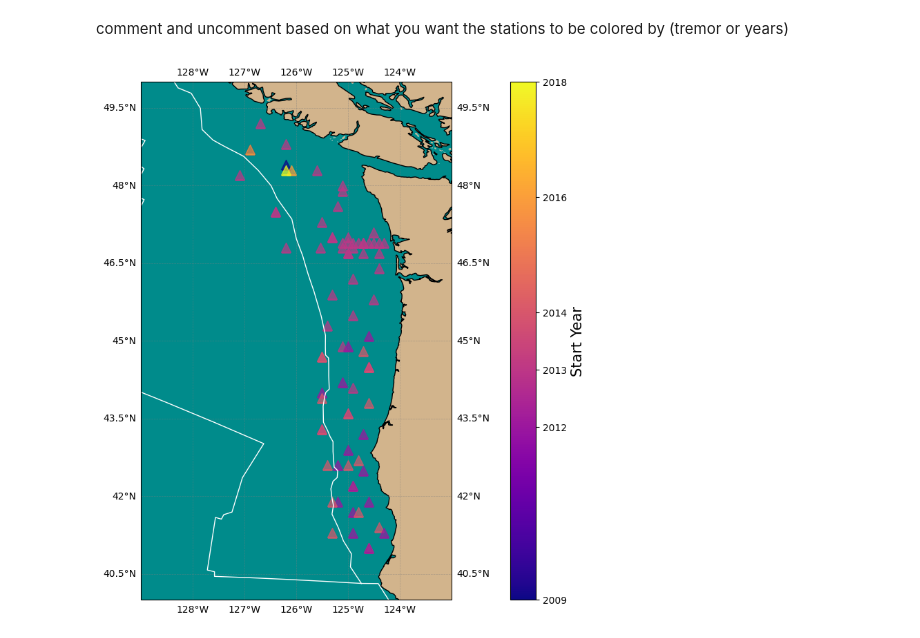
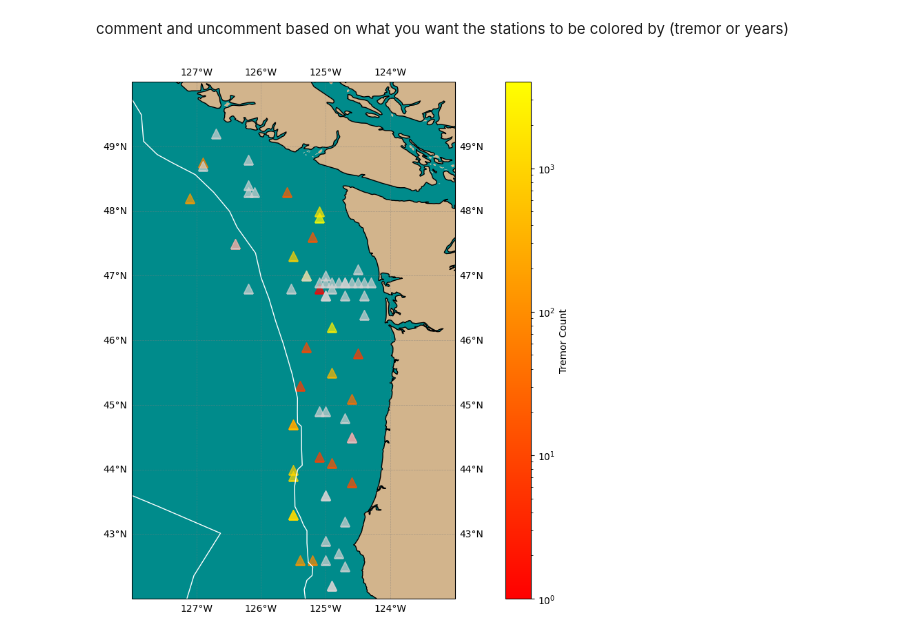
Before and after one commit to lydiakelley/obs_tremor, a Jupyter notebook: tremor_detection/cascadia_map.ipynb, the cells around one changed output. Drawn from its saved outputs; the diff is of its cells as text; code cells hidden in the pictures.

```diff
--- a/tremor_detection/cascadia_map.ipynb
+++ b/tremor_detection/cascadia_map.ipynb
@@ -36,7 +37,7 @@ stations = [{"id": "J18B", "lat": 44.0, "lon": -125.5, "tremors": 835, "start_ye
             {"id": "G26D", "lat": 41.9, "lon": -125.3, "tremors": 25, "start_year": 2014},
             {"id": "G18D", "lat": 41.3, "lon": -125.3, "tremors": 1, "start_year": 2014},
             {"id": "NCBC", "lat": 48.4, "lon": -126.2, "tremors": 0, "start_year": 2009},
-            {"id": "NC89", "lat": 48.7, "lon": -126.9, "tremors": 70, "start_year": 2009},
+            {"id": "NC89", "lat": 48.75, "lon": -126.9, "tremors": 70, "start_year": 2009},
             {"id": "M01C", "lat": 49.2, "lon": -126.7, "tremors": 0, "start_year": 2013},
             {"id": "J73C", "lat": 48.8, "lon": -126.2, "tremors": 0, "start_year": 2013},
             {"id": "M02C", "lat": 48.3, "lon": -125.6, "tremors": 21, "start_year": 2013},
@@ -58,14 +59,14 @@ stations = [{"id": "J18B", "lat": 44.0, "lon": -125.5, "tremors": 835, "start_ye
             {"id": "M07C", "lat": 44.9, "lon": -125.1, "tremors": 0, "start_year": 2013},
             {"id": "M18B", "lat": 44.9, "lon": -125.0, "tremors": 0, "start_year": 2012},
             {"id": "FC03D", "lat": 44.8, "lon": -124.7, "tremors": None, "start_year": 2014},
-            {"id": "J25C", "lat": 44.5, "lon": -124.6, "tremors": None, "start_year": 2013},
-            {"id": "J25B", "lat": 44.5, "lon": -124.6, "tremors": None, "start_year": 2012},
-            {"id": "J25D", "lat": 44.5, "lon": -124.6, "tremors": None, "start_year": 2014},
-            {"id": "M09B", "lat": 44.2, "lon": -125.1, "tremors": None, "start_year": 2012},
-            {"id": "M08C", "lat": 44.1, "lon": -124.9, "tremors": None, "start_year": 2013},
-            {"id": "J17D", "lat": 43.8, "lon": -124.6, "tremors": None, "start_year": 2014},
-            {"id": "M10B", "lat": 43.6, "lon": -125.0, "tremors": None, "start_year": 2012},
-            {"id": "M13D", "lat": 43.6, "lon": -125.0, "tremors": None, "start_year": 2014},
+            {"id": "J25C", "lat": 44.5, "lon": -124.6, "tremors": 0, "start_year": 2013},
+            {"id": "J25B", "lat": 44.5, "lon": -124.6, "tremors": 1, "start_year": 2012},
+            {"id": "J25D", "lat": 44.5, "lon": -124.6, "tremors": 0, "start_year": 2014},
+            {"id": "M09B", "lat": 44.2, "lon": -125.1, "tremors": 8, "start_year": 2012},
+            {"id": "M08C", "lat": 44.1, "lon": -124.9, "tremors": 14, "start_year": 2013},
+            {"id": "J17D", "lat": 43.8, "lon": -124.6, "tremors": 12, "start_year": 2014},
+            {"id": "M10B", "lat": 43.6, "lon": -125.0, "tremors": 0, "start_year": 2012},
+            {"id": "M13D", "lat": 43.6, "lon": -125.0, "tremors": 0, "start_year": 2014},
             {"id": "J09B", "lat": 43.2, "lon": -124.7, "tremors": None, "start_year": 2012},
             {"id": "M11B", "lat": 42.9, "lon": -125.0, "tremors": None, "start_year": 2012},
             {"id": "M14D", "lat": 42.6, "lon": -125.0, "tremors": None, "start_year": 2014},
@@ -109,7 +110,7 @@ comment and uncomment based on what you want the stations to be colored by (trem
 # initalize map
 fig = plt.figure(figsize=[8,8],constrained_layout=True)
 ax=fig.add_subplot(projection=ccrs.PlateCarree(central_longitude=0))
-ax.set_extent([-129, -123, 40, 50], crs=ccrs.PlateCarree())
+ax.set_extent([-128, -123, 42, 50], crs=ccrs.PlateCarree())
 ax.gridlines(draw_labels=True, linewidth=0.5, color='gray', alpha=0.5, linestyle='--')
 
 ax.add_feature(cfeature.LAND, facecolor='tan')
@@ -118,11 +119,11 @@ ax.coastlines()
 
 
 ### TREMOR VALUES ###
-'''
+
 # get tremor values
-tremor_values = [s["tremors"] for s in stations]
-norm_t = colors.Normalize(vmin=min(tremor_values), vmax=max(tremor_values))
-cmap_t = plt.colormaps['viridis']
+tremor_values = [s["tremors"] for s in stations if s["tremors"] is not None and s["tremors"] > 0]
+norm_t = LogNorm(vmin=min(tremor_values), vmax=max(tremor_values))
+cmap_t = plt.colormaps['autumn']
 
 
 # colorbaaa based on tremor values
@@ -130,47 +131,58 @@ sm = ScalarMappable(norm=norm_t, cmap=cmap_t)
 sm.set_array([]) # dummy array
 cbar = plt.colorbar(sm, ax=ax, orientation='vertical', label='Tremor Count')
 
+for station in stations:
+    tremor = station["tremors"]
+    if tremor is None or tremor <= 0:
+        color = "lightgray"  # neutral color for no data or zero tremors
+    else:
+        color = cmap_t(norm_t(tremor))
+    ax.plot(station["lon"], station["lat"], marker='^', color=color, markersize=10, alpha = 0.7, transform=ccrs.PlateCarree())
+    #ax.text(station["lon"] + 0.05, station["lat"] + 0.05, station["id"], fontsize=10, transform=ccrs.PlateCarree())
+
+
+'''
 # loop through stations
 for station in stations:
     color = cmap_t(norm_t(station["tremors"]))
     ax.plot(station["lon"], station["lat"], marker='^', color= color, markersize=10, transform=ccrs.PlateCarree())
     ax.text(station["lon"] + 0.05, station["lat"] + 0.05, station["id"], fontsize=10, transform=ccrs.PlateCarree())
-'''
+
 ### START YEAR
 # get start years
 start_year = [s["start_year"] for s in stations]
 norm_s = colors.Normalize(vmin=min(start_year), vmax=max(start_year))
-cmap_s = plt.colormaps['plasma']
+cmap_s = plt.colormaps['Set1']
 
 # colorbaaa based on years
 sm = ScalarMappable(norm=norm_s, cmap=cmap_s)
 sm.set_array([]) # dummy array
 cbar = plt.colorbar(sm, ax=ax, orientation='vertical')
 cbar.ax.set_ylabel('Start Year', fontsize=15)
 
 # just one tick for each year
 years = sorted(set(start_year))
 cbar.set_ticks(years)
 
 texts = []
 
 # loop through stations
 for station in stations:
     color = cmap_s(norm_s(station["start_year"]))
     ax.plot(station["lon"], station["lat"], marker='^', color= color, markersize=10, alpha = 0.7, transform=ccrs.PlateCarree())
     #ax.text(station["lon"] + 0.05, station["lat"] + 0.05, station["id"], fontsize=10, transform=ccrs.PlateCarree())
     #texts.append(ax.text(station["lon"], station["lat"], station["id"], fontsize=8, transform=ccrs.PlateCarree()))
-
+'''
 adjust_text(texts, ax=ax, arrowprops=dict(arrowstyle='-', color='black'))
 # Plot Tectonic Plate Boundaries
 for feature in plate_boundaries['features']:
     coords = feature['geometry']['coordinates']
     if feature['geometry']['type'] == 'LineString':
         lons, lats = zip(*coords)
         ax.plot(lons, lats, color='white', linewidth=1, transform=ccrs.PlateCarree())
     elif feature['geometry']['type'] == 'MultiLineString':
         for line in coords:
             lons, lats = zip(*line)
             ax.plot(lons, lats, color='white', linewidth=1, transform=ccrs.PlateCarree())
 # %% [output]
-[figure, old version]
+[figure, new version]
```
Also changed, not shown: parts of 1 cell of this notebook, 19 other files.
